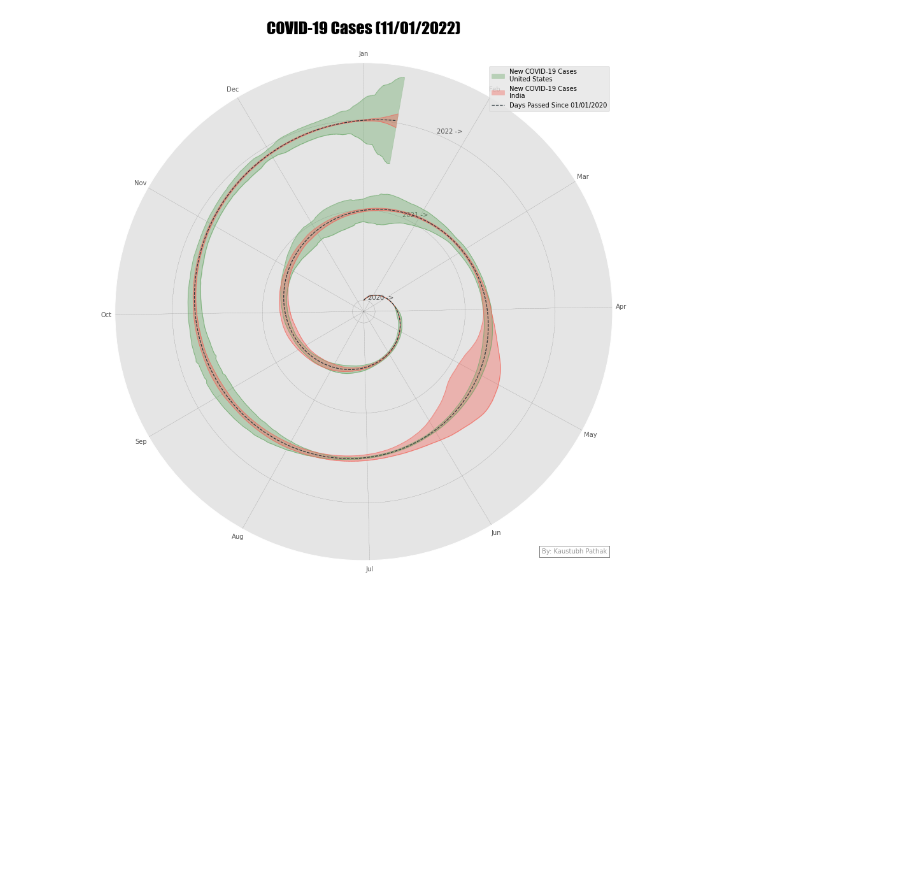
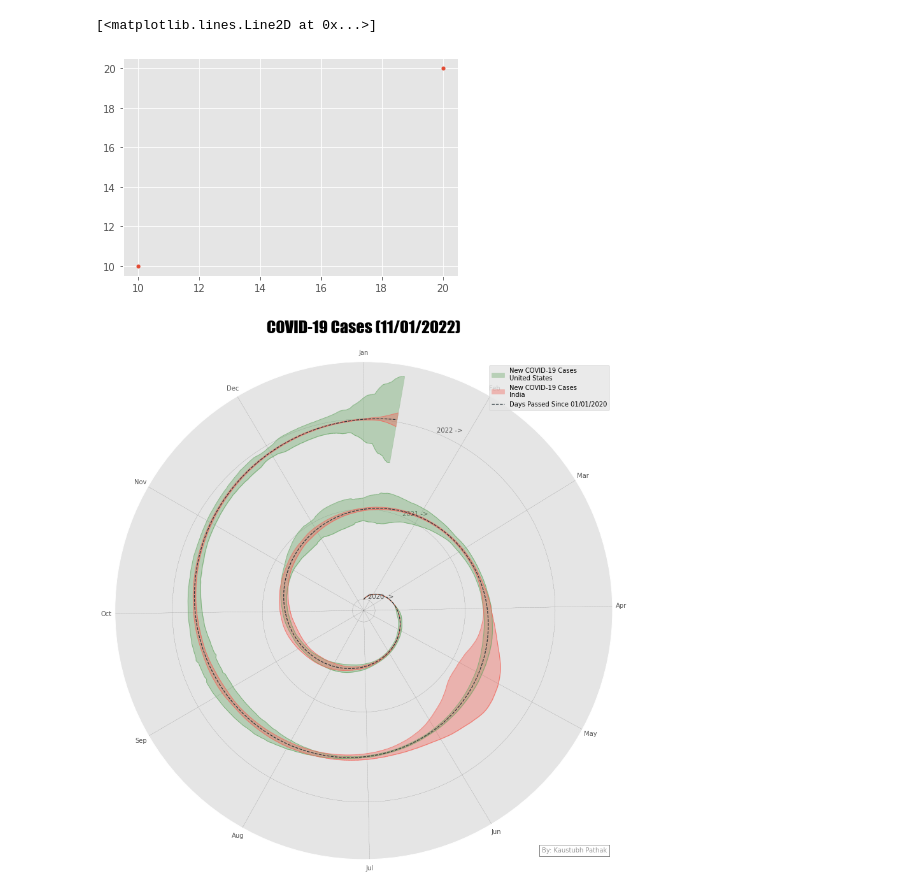
Before and after one commit to kaus98/spiral-graph-covid-nyc, a Jupyter notebook: spiral_prac_2.ipynb, the cells around one changed output. Drawn from its saved outputs; the diff is of its cells as text; code cells hidden in the pictures; blank space fills up the shorter version.

```diff
--- a/spiral_prac_2.ipynb
+++ b/spiral_prac_2.ipynb
@@ -14,0 +23,39 @@ data_ind = pd.read_csv("data/IND_Data.csv")
+# %%
+import pandas as pd
+import numpy as np
+import os, json
+import matplotlib.pyplot as plt
+from matplotlib.pyplot import text
+plt.style.use("ggplot")
+
+import matplotlib.cm as cm
+from matplotlib.offsetbox import AnchoredText
+def get_graph_base(max_n: int,
+                   line_color: str,
+                   offset_radius: int = 100,
+                   ancor_text: str = "By: Kaustubh Pathak"):
+    months = pd.Series([31, 28.25, 31, 30, 31, 30, 31, 31, 30, 31, 30, 31]).cumsum()
+    angles = pd.Series(np.linspace(0, 2*np.pi*(max_n/365) , max_n))
+
+    fig = plt.figure(figsize=(14,18))
+    ax = fig.add_subplot(111, polar=True)
+    ax.set_theta_direction(-1)
+    ax.set_theta_offset(np.pi/2.0)
+    ax.set_xticks(np.deg2rad(months/365.25*360).values)
+    ax.set_xticklabels([ 'Feb', 'Mar', 'Apr', 'May', 'Jun', 'Jul', 'Aug', 'Sep', 'Oct', 'Nov', 'Dec','Jan'])
+    ax.set_yticks([0+offset_radius,365+offset_radius, 2*365+offset_radius])
+    ax.set_yticklabels(["", "", ""])
+
+    ax.grid(True, color = "#000000", linewidth = "0.15", linestyle = "--" )
+
+    radius = pd.Series(list(range(max_n))) + offset_radius
+
+    # radius = [i+offset_radius for i in range(max_n)]
+
+    ax.plot(angles, radius, "--", color = line_color, linewidth = "1.2", label = "Days Since 2020/01/01")
+    ax.legend(loc = "upper right")
+    ancor_text = AnchoredText(ancor_text, loc = "lower right", prop=dict(alpha=0.4))
+    ax.add_artist(ancor_text)
+
+    ax.set_title("COVID-19 Cases (11/01/2022)", y = 1.05, fontdict={"fontsize":26, "fontname": "impact"})
+    return fig, ax, angles, radius
@@ -15,3 +82,8 @@ data_ind = pd.read_csv("data/IND_Data.csv")
+# %%
+plt.plot([10,20], [10,20], ".")
+# %% [output]
+[<matplotlib.lines.Line2D at 0x...>]
+[figure, added]
 # %%
 # color_code = {
 #     "United States": "#D05146",
```
Also changed, not shown: parts of 5 cells of this notebook, 18 other files.
